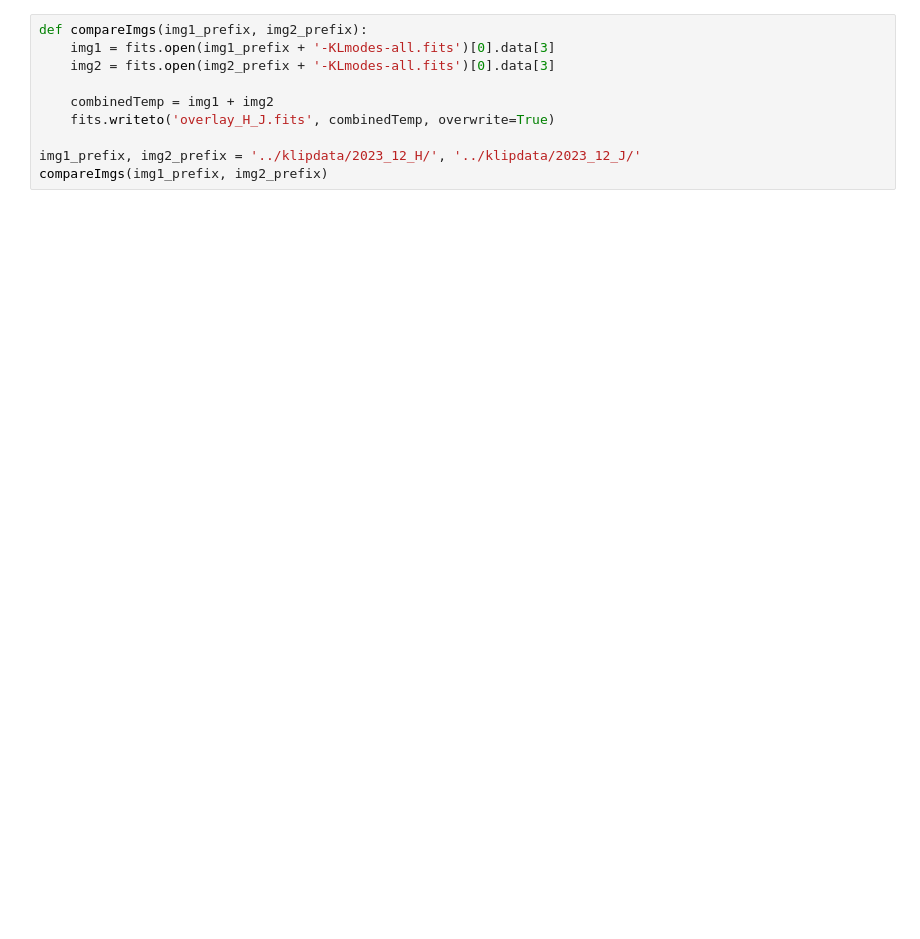
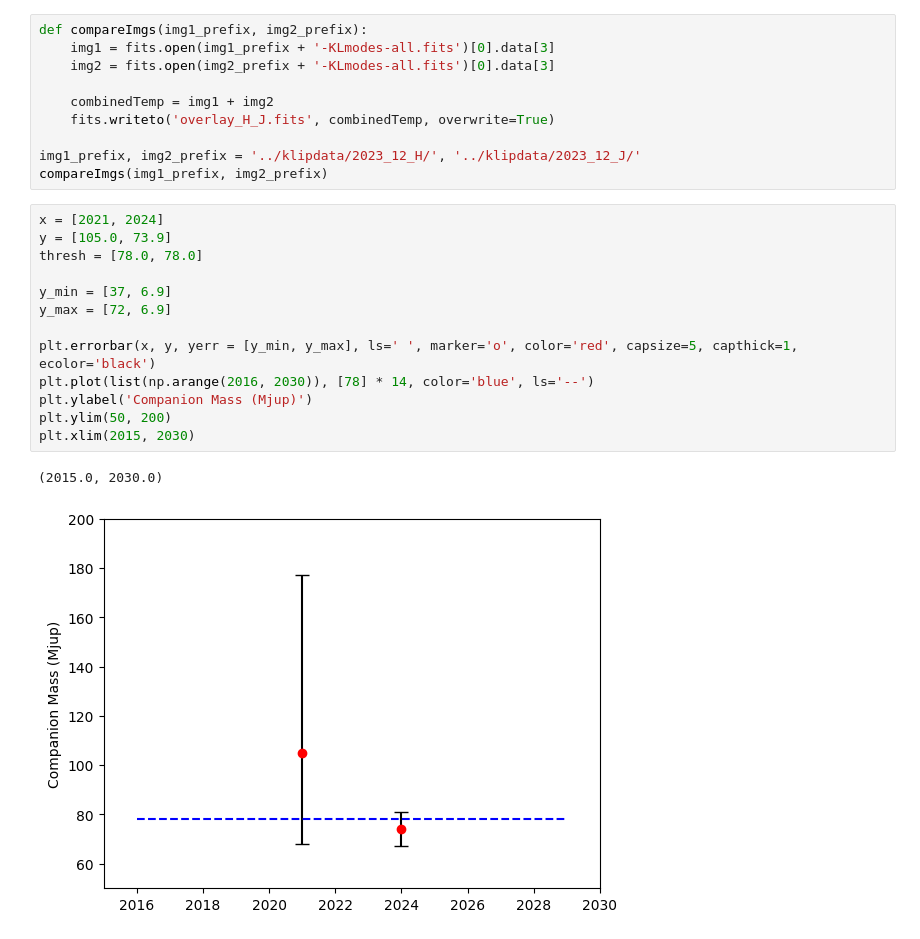
Before and after one commit to benlchang/HD47127-b-ADI, a Jupyter notebook: HD47127_ADI.ipynb, the cells around one changed output. Cells and saved outputs as stored; diff of their text form; blank space fills up the shorter version.

```diff
--- a/HD47127_ADI.ipynb
+++ b/HD47127_ADI.ipynb
@@ -640,3 +632,19 @@ def compareImgs(img1_prefix, img2_prefix):
 
 img1_prefix, img2_prefix = '../klipdata/2023_12_H/', '../klipdata/2023_12_J/'
 compareImgs(img1_prefix, img2_prefix)
+# %%
+x = [2021, 2024]
+y = [105.0, 73.9]
+thresh = [78.0, 78.0]
+
+y_min = [37, 6.9]
+y_max = [72, 6.9]
+
+plt.errorbar(x, y, yerr = [y_min, y_max], ls=' ', marker='o', color='red', capsize=5, capthick=1, ecolor='black')
+plt.plot(list(np.arange(2016, 2030)), [78] * 14, color='blue', ls='--')
+plt.ylabel('Companion Mass (Mjup)')
+plt.ylim(50, 200)
+plt.xlim(2015, 2030)
+# %% [output]
+(2015.0, 2030.0)
+[figure, added]
```
Also changed, not shown: parts of 3 cells of this notebook.
